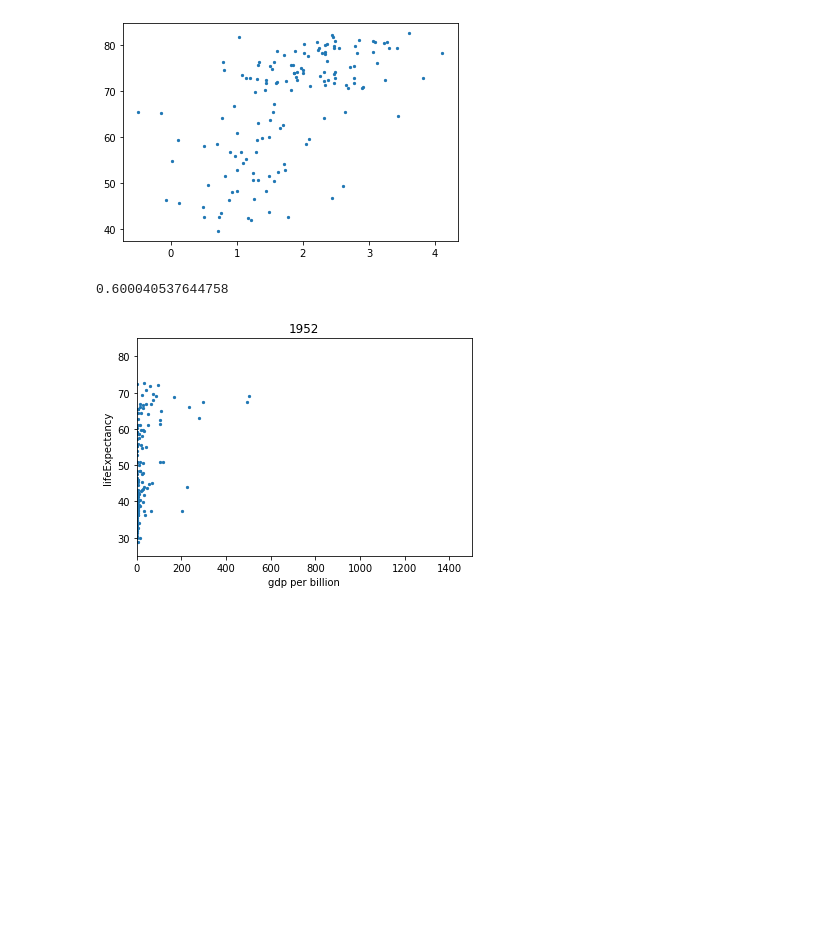
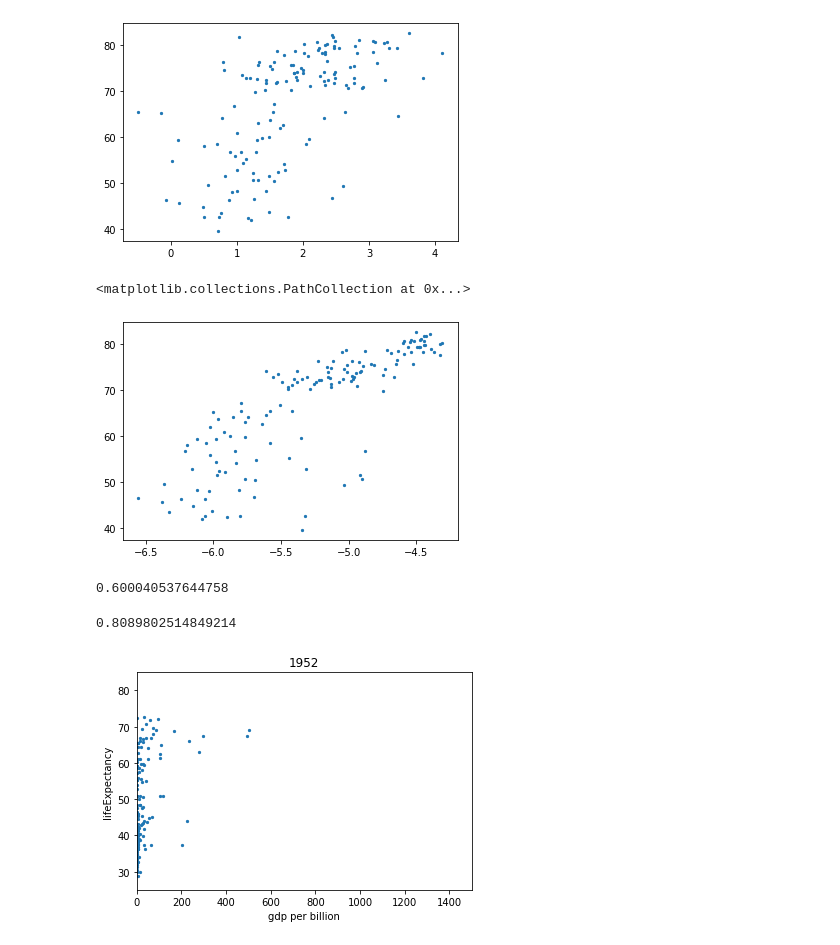
Before and after one commit to LiTaokui/Data_Visualization, a Jupyter notebook: 08_relationship_between_gdp_and_life_expectancy.ipynb, the cells around one changed output. Drawn from its saved outputs; the diff is of its cells as text; code cells hidden in the pictures; blank space fills up the shorter version.

```diff
--- a/08_relationship_between_gdp_and_life_expectancy.ipynb
+++ b/08_relationship_between_gdp_and_life_expectancy.ipynb
@@ -64,10 +64,19 @@ plt.scatter(np.log10(gdp_2007 / 10**9), data_2007.lifeExpectancy, 5)
 # %% [output]
 <matplotlib.collections.PathCollection at 0x...>
 [figure]
+# %%
+plt.scatter(np.log10(data_2007.gdpPerCapita / 10**9), data_2007.lifeExpectancy, 5)
+# %% [output]
+<matplotlib.collections.PathCollection at 0x...>
+[figure, added]
 # %%
 np.log10(gdp_2007 / 10**9).corr(data_2007.lifeExpectancy)
 # %% [output]
 0.600040537644758
+# %%
+np.log10(data_2007.gdpPerCapita / 10**9).corr(data_2007.lifeExpectancy)
+# %% [output]
+0.8089802514849214
 # %%
 year_sorted = sorted(set(data.year))
 # %%
```
Also changed, not shown: parts of 1 cell of this notebook.
